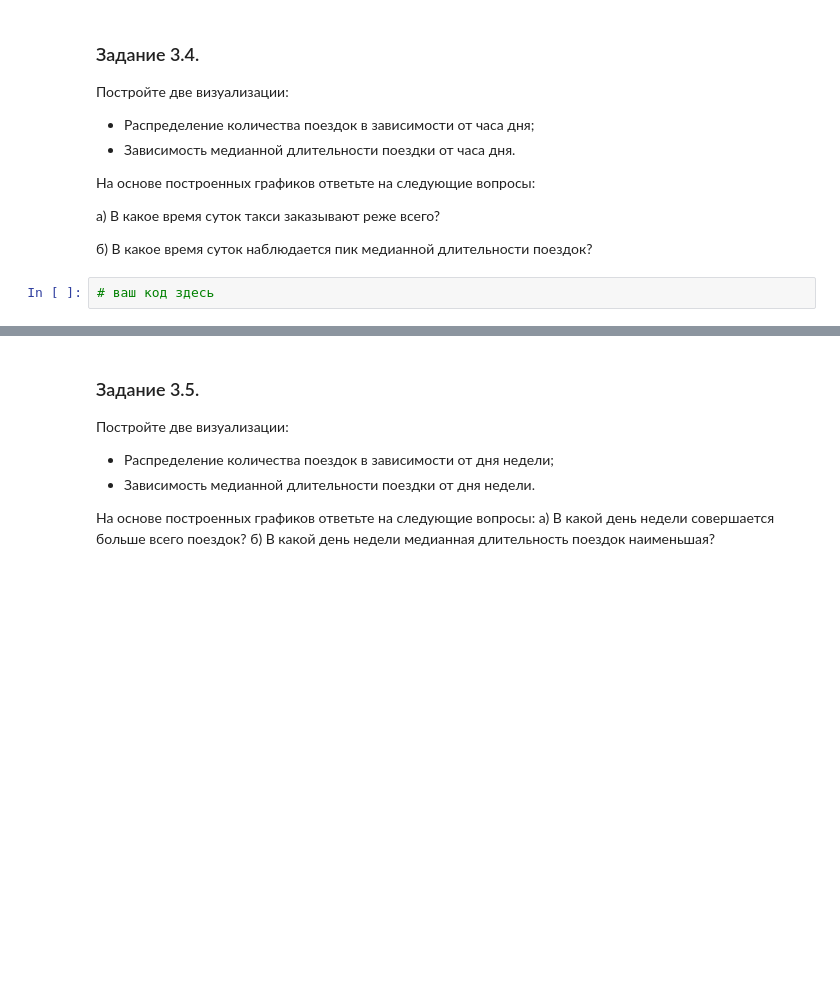
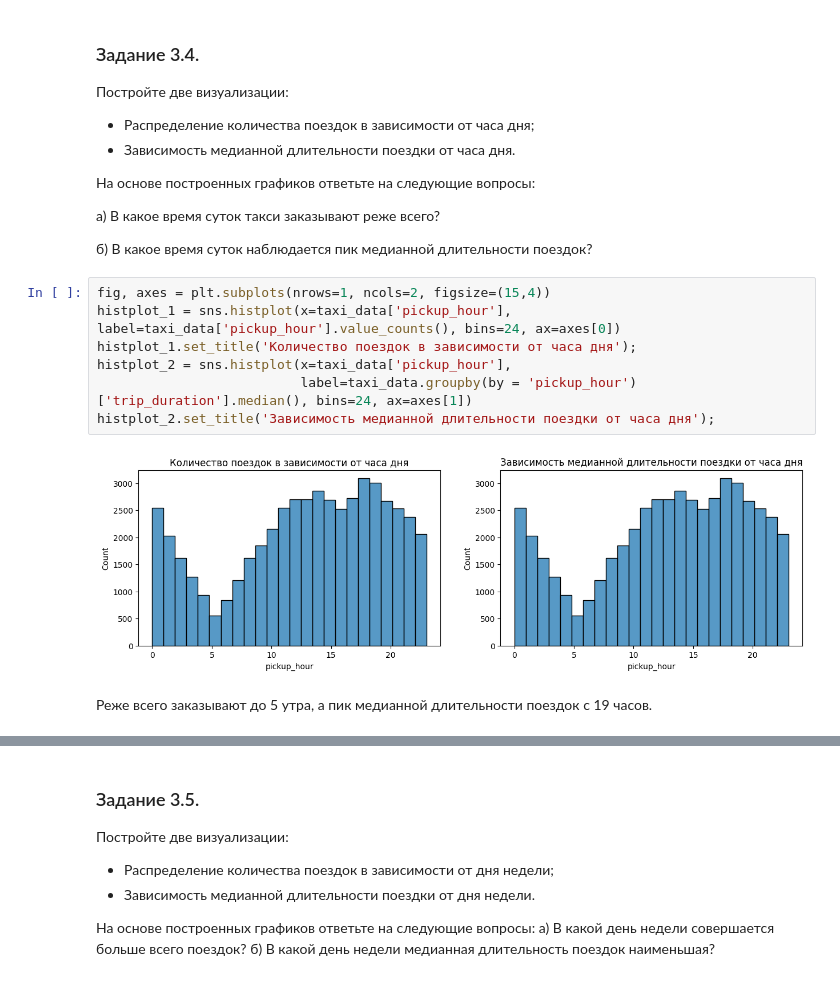
Before and after one commit to ziba103103/VS-Studio, a Jupyter notebook: ML_обучение/MATH.ML/Практика ML/Project-5._Ноутбук-шаблон.ipynb, the cells around one changed output, grey strips where cells are left out. Cells and saved outputs as stored; diff of their text form; blank space fills up the shorter version.

```diff
--- a/ML_обучение/MATH.ML/Практика ML/Project-5._Ноутбук-шаблон.ipynb
+++ b/ML_обучение/MATH.ML/Практика ML/Project-5._Ноутбук-шаблон.ipynb
@@ -577,5 +784,14 @@ taxi_data['trip_duration_log'] = np.log(taxi_data['trip_duration']+1)
 а) В какое время суток такси заказывают реже всего?
 
 б) В какое время суток наблюдается пик медианной длительности поездок?
-# %%
-# ваш код здесь
+# %%
+fig, axes = plt.subplots(nrows=1, ncols=2, figsize=(15,4))
+histplot_1 = sns.histplot(x=taxi_data['pickup_hour'], label=taxi_data['pickup_hour'].value_counts(), bins=24, ax=axes[0])
+histplot_1.set_title('Количество поездок в зависимости от часа дня');
+histplot_2 = sns.histplot(x=taxi_data['pickup_hour'],
+                          label=taxi_data.groupby(by = 'pickup_hour')['trip_duration'].median(), bins=24, ax=axes[1])
+histplot_2.set_title('Зависимость медианной длительности поездки от часа дня');
+# %% [output]
+[figure, added]
+# %% [markdown]
+Реже всего заказывают до 5 утра, а пик медианной длительности поездок с 19 часов.
```
Also changed, not shown: parts of 102 cells of this notebook, 4 other files.
